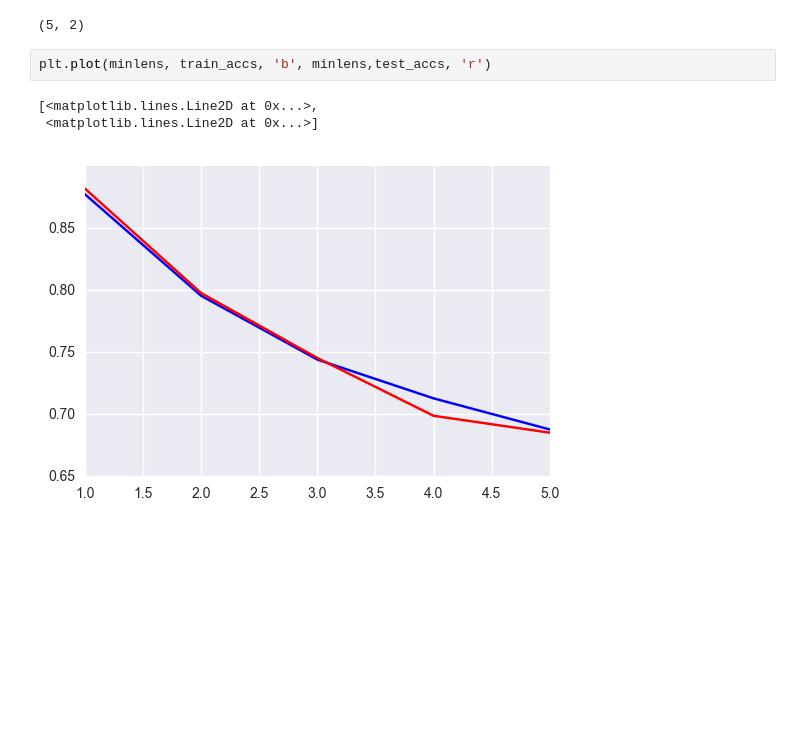
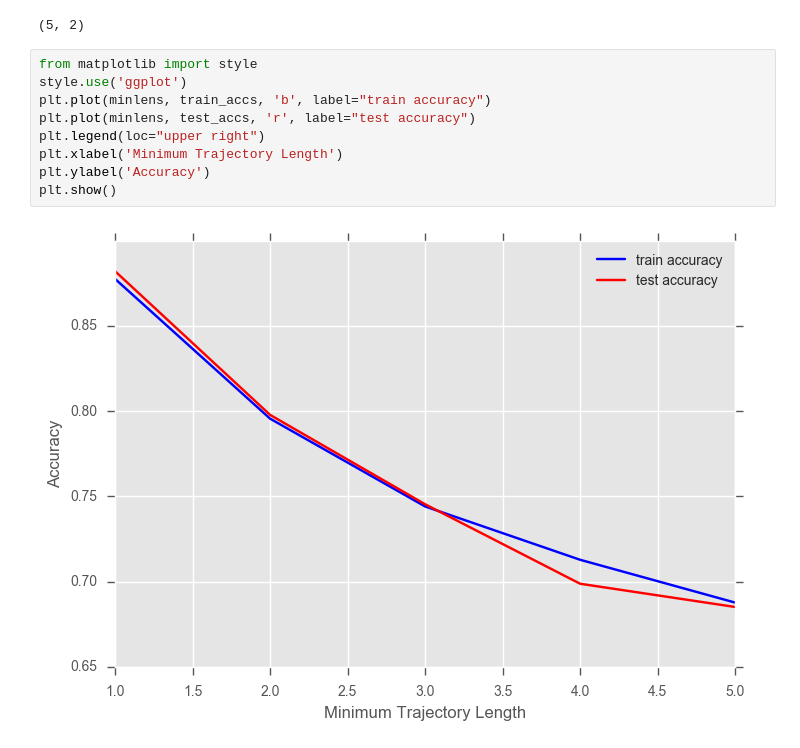
Before and after one commit to lisa-1010/dkt, a Jupyter notebook: code/baselines-results.ipynb, the cells around one changed output. Saved outputs shown, nothing was run; the diff lists cells and outputs as text; blank space fills up the shorter version.

Commit message:
added baseline plots

```diff
--- a/code/baselines-results.ipynb
+++ b/code/baselines-results.ipynb
@@ -51,9 +51,14 @@ Data loaded.
 minlens, train_accs, test_accs = np.array(minlens).reshape(-1,1), np.array(train_accs).reshape(-1,1), np.array(test_accs).reshape(-1,1)
 # %% [output]
 (5, 2)
-# %%
-plt.plot(minlens, train_accs, 'b', minlens,test_accs, 'r')
-# %% [output]
-[<matplotlib.lines.Line2D at 0x...>,
- <matplotlib.lines.Line2D at 0x...>]
-[figure, removed]
+# %%
+from matplotlib import style
+style.use('ggplot')
+plt.plot(minlens, train_accs, 'b', label="train accuracy")
+plt.plot(minlens, test_accs, 'r', label="test accuracy")
+plt.legend(loc="upper right")
+plt.xlabel('Minimum Trajectory Length')
+plt.ylabel('Accuracy')
+plt.show()
+# %% [output]
+[figure, added]
```
